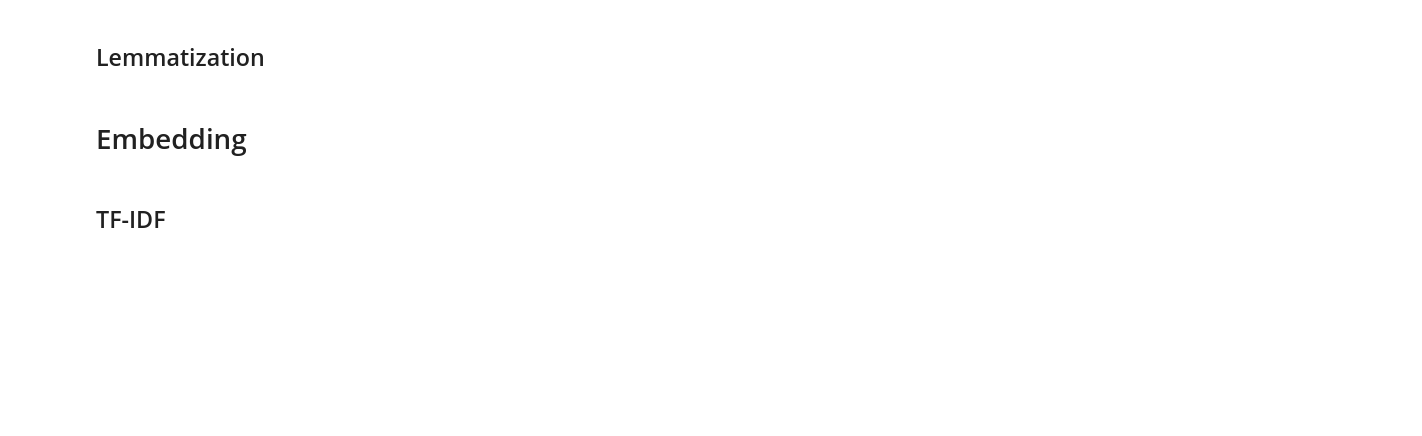
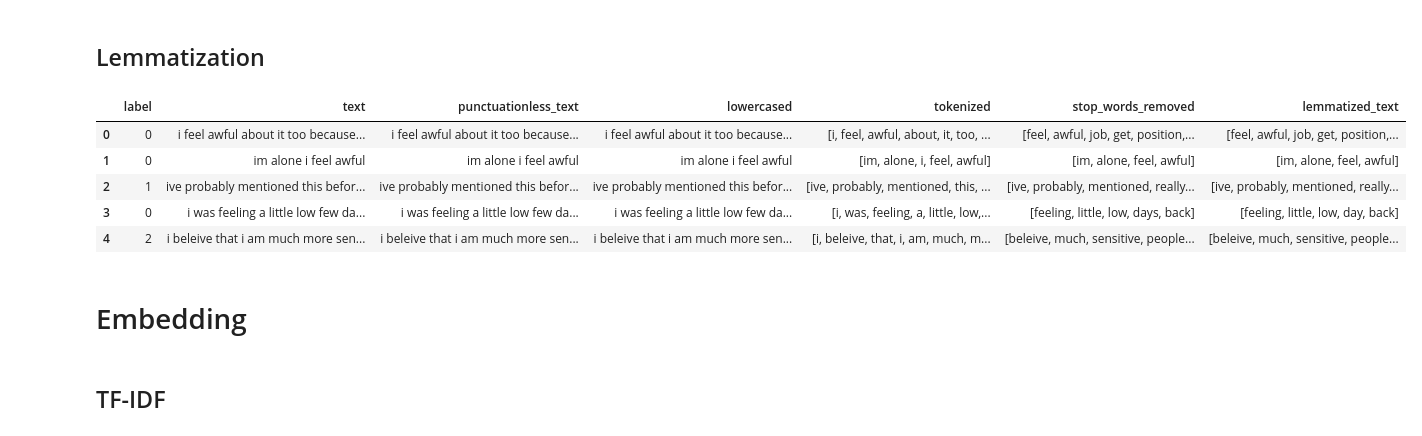
Before and after one commit to ananthakrishnanm010/Emotion_NLP_Project, a Jupyter notebook: NLP_Parallel_Project.ipynb, the cells around one changed output. Saved outputs shown, nothing was run; the diff lists cells and outputs as text; code cells hidden in the pictures; blank space fills up the shorter version.

```diff
--- a/NLP_Parallel_Project.ipynb
+++ b/NLP_Parallel_Project.ipynb
@@ -17,2 +150,10 @@
 # %% [markdown]
 ## Stop Words Removal
+# %%
+stop_words_list = nltk.corpus.stopwords.words('english')
+stop_words_list
+def remove_stopwords(tokens):
+  stop_word_less_list = [i for i in tokens if i not in stop_words_list]
+  return stop_word_less_list
+# %%
+df_emotion["stop_words_removed"] = [remove_stopwords(text) for text in df_emotion["tokenized"]]
@@ -19,5 +169,21 @@
 # %% [markdown]
 ## Lemmatization
+# %%
+lem_obj = WordNetLemmatizer()
+def lemmatizing(stem_token_list):
+  lem_list = [lem_obj.lemmatize(word) for word in stem_token_list ]
+  return lem_list
+# %%
+df_emotion["lemmatized_text"] = [lemmatizing(text) for text in df_emotion["stop_words_removed"]]
+# %%
+df_emotion.head()
+# %% [output]
+|  | label | text | punctuationless_text | lowercased | tokenized | stop_words_removed | lemmatized_text |
+| 0 | 0 | i feel awful about it too because... | i feel awful about it too because... | i feel awful about it too because... | [i, feel, awful, about, it, too, ... | [feel, awful, job, get, position,... | [feel, awful, job, get, position,... |
+| 1 | 0 | im alone i feel awful | im alone i feel awful | im alone i feel awful | [im, alone, i, feel, awful] | [im, alone, feel, awful] | [im, alone, feel, awful] |
+| 2 | 1 | ive probably mentioned this befor... | ive probably mentioned this befor... | ive probably mentioned this befor... | [ive, probably, mentioned, this, ... | [ive, probably, mentioned, really... | [ive, probably, mentioned, really... |
+| 3 | 0 | i was feeling a little low few da... | i was feeling a little low few da... | i was feeling a little low few da... | [i, was, feeling, a, little, low,... | [feeling, little, low, days, back] | [feeling, little, low, day, back] |
+| 4 | 2 | i beleive that i am much more sen... | i beleive that i am much more sen... | i beleive that i am much more sen... | [i, beleive, that, i, am, much, m... | [beleive, much, sensitive, people... | [beleive, much, sensitive, people... |
 # %% [markdown]
 # Embedding
 # %% [markdown]
```
Also changed, not shown: parts of 22 cells of this notebook.
